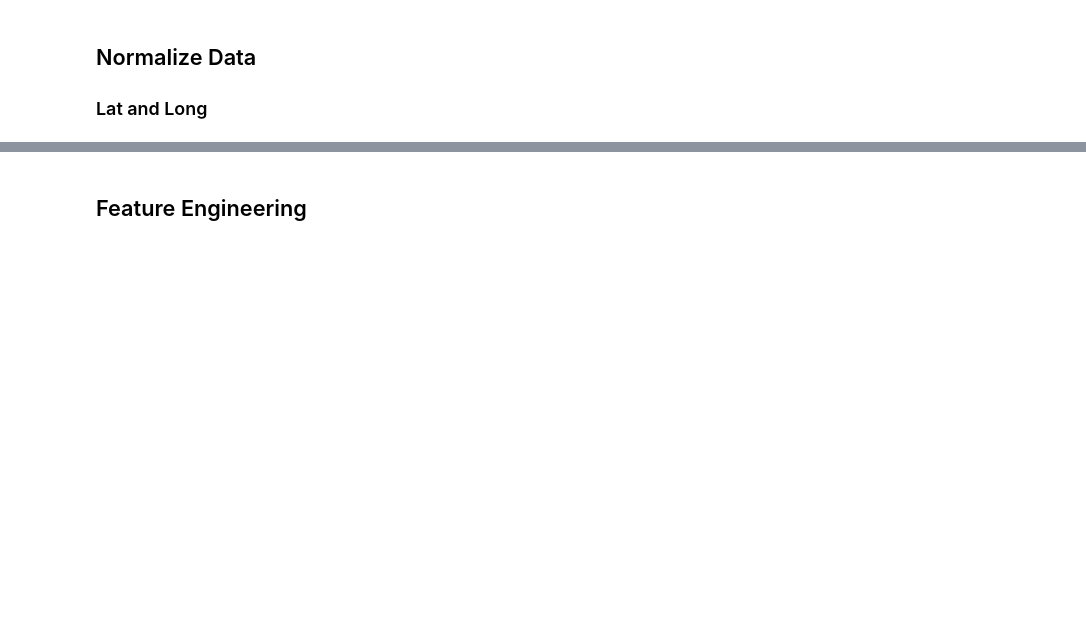
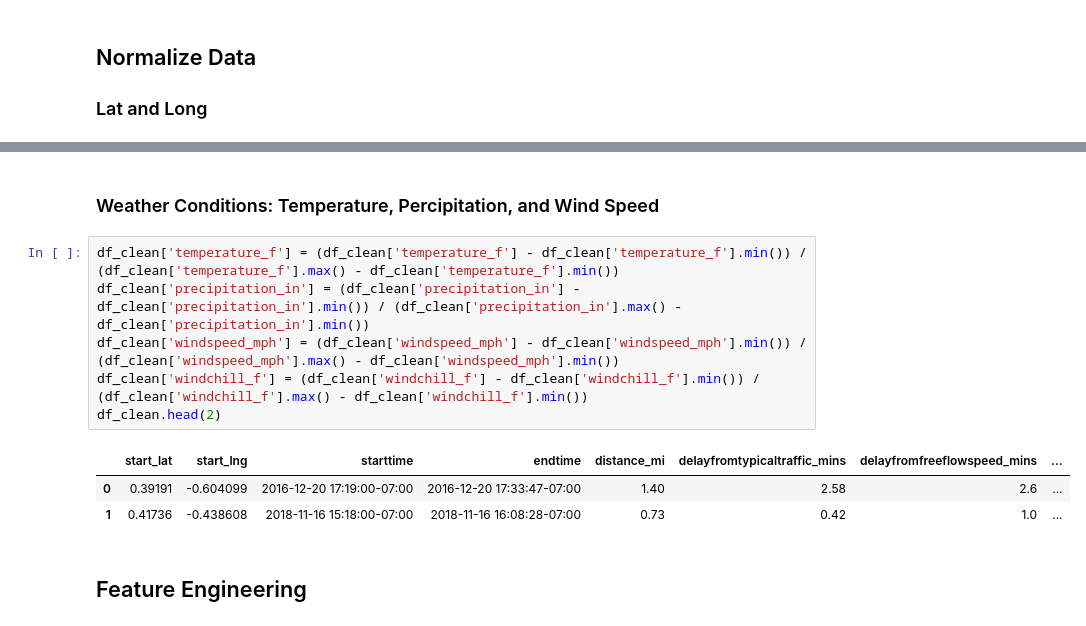
Before and after one commit to Brettb8711/TransLogi_Traffic_Prediction, a Jupyter notebook: src/data_engineering/data_analysis.ipynb, the cells around one changed output, grey strips where cells are left out. Drawn from its saved outputs; the diff is of its cells as text; blank space fills up the shorter version.

```diff
--- a/src/data_engineering/data_analysis.ipynb
+++ b/src/data_engineering/data_analysis.ipynb
@@ -207,3 +197,15 @@ df_clean.head(2)
+# %% [markdown]
+### Weather Conditions: Temperature, Percipitation, and Wind Speed
+# %%
+df_clean['temperature_f'] = (df_clean['temperature_f'] - df_clean['temperature_f'].min()) / (df_clean['temperature_f'].max() - df_clean['temperature_f'].min())
+df_clean['precipitation_in'] = (df_clean['precipitation_in'] - df_clean['precipitation_in'].min()) / (df_clean['precipitation_in'].max() - df_clean['precipitation_in'].min())
+df_clean['windspeed_mph'] = (df_clean['windspeed_mph'] - df_clean['windspeed_mph'].min()) / (df_clean['windspeed_mph'].max() - df_clean['windspeed_mph'].min())
+df_clean['windchill_f'] = (df_clean['windchill_f'] - df_clean['windchill_f'].min()) / (df_clean['windchill_f'].max() - df_clean['windchill_f'].min())
+df_clean.head(2)
+# %% [output]
+|  | start_lat | start_lng | starttime | endtime | distance_mi | delayfromtypicaltraffic_mins | delayfromfreeflowspeed_mins | ... |
+| 0 | 0.39191 | -0.604099 | 2016-12-20 17:19:00-07:00 | 2016-12-20 17:33:47-07:00 | 1.40 | 2.58 | 2.6 | ... |
+| 1 | 0.41736 | -0.438608 | 2018-11-16 15:18:00-07:00 | 2018-11-16 16:08:28-07:00 | 0.73 | 0.42 | 1.0 | ... |
 # %% [markdown]
 ## Feature Engineering
 # %% [markdown]
```
Also changed, not shown: parts of 16 cells of this notebook, 5 other files.
